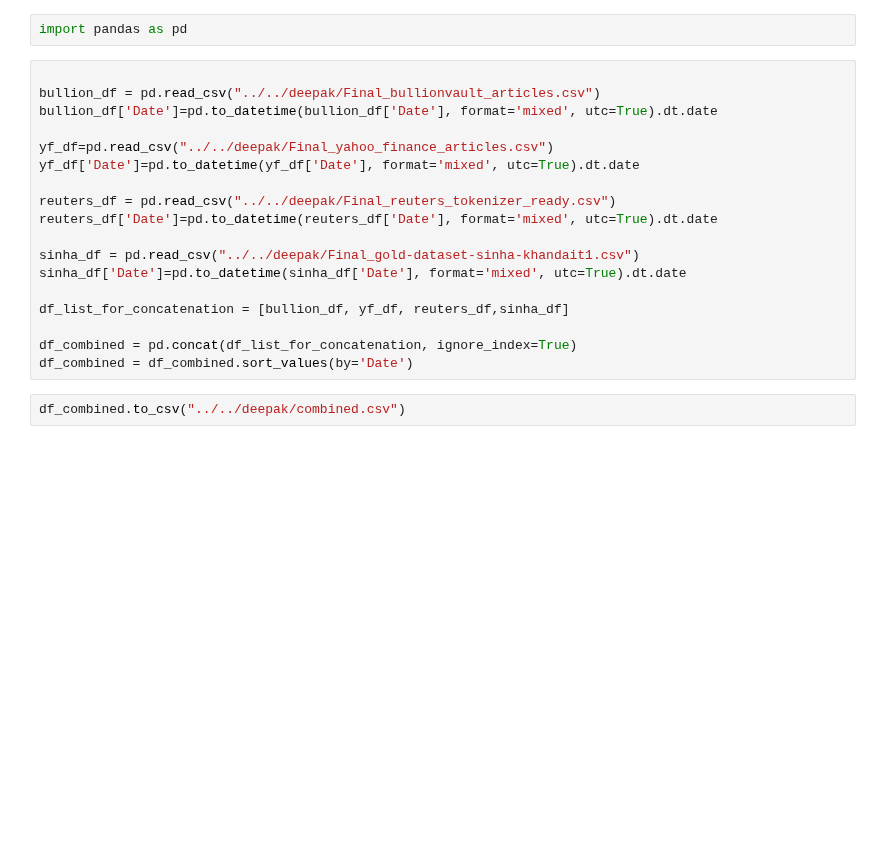
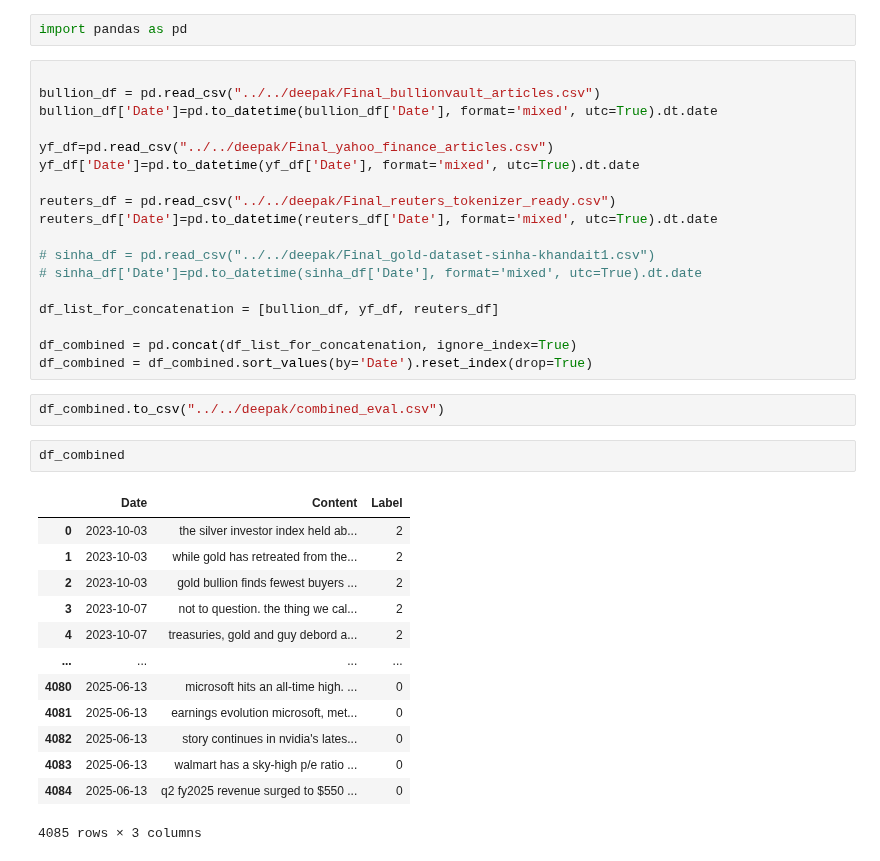
Before and after one commit to Adithya-Jayan/DL-7-25, a Jupyter notebook: Final/adithya/MainCode/Combine_text_files.ipynb, the cells around one changed output. Drawn from its saved outputs; the diff is of its cells as text; blank space fills up the shorter version.

Commit message:
Updated validation dataset. Removed the training part that was accidentally added.

```diff
--- a/Final/adithya/MainCode/Combine_text_files.ipynb
+++ b/Final/adithya/MainCode/Combine_text_files.ipynb
@@ -11,12 +11,28 @@ yf_df['Date']=pd.to_datetime(yf_df['Date'], format='mixed', utc=True).dt.date
 reuters_df = pd.read_csv("../../deepak/Final_reuters_tokenizer_ready.csv")
 reuters_df['Date']=pd.to_datetime(reuters_df['Date'], format='mixed', utc=True).dt.date
 
-sinha_df = pd.read_csv("../../deepak/Final_gold-dataset-sinha-khandait1.csv")
-sinha_df['Date']=pd.to_datetime(sinha_df['Date'], format='mixed', utc=True).dt.date
+# sinha_df = pd.read_csv("../../deepak/Final_gold-dataset-sinha-khandait1.csv")
+# sinha_df['Date']=pd.to_datetime(sinha_df['Date'], format='mixed', utc=True).dt.date
 
-df_list_for_concatenation = [bullion_df, yf_df, reuters_df,sinha_df]
+df_list_for_concatenation = [bullion_df, yf_df, reuters_df]
 
 df_combined = pd.concat(df_list_for_concatenation, ignore_index=True)
-df_combined = df_combined.sort_values(by='Date')
+df_combined = df_combined.sort_values(by='Date').reset_index(drop=True)
 # %%
-df_combined.to_csv("../../deepak/combined.csv")
+df_combined.to_csv("../../deepak/combined_eval.csv")
+# %%
+df_combined
+# %% [output]
+|  | Date | Content | Label |
+| 0 | 2023-10-03 | the silver investor index held ab... | 2 |
+| 1 | 2023-10-03 | while gold has retreated from the... | 2 |
+| 2 | 2023-10-03 | gold bullion finds fewest buyers ... | 2 |
+| 3 | 2023-10-07 | not to question. the thing we cal... | 2 |
+| 4 | 2023-10-07 | treasuries, gold and guy debord a... | 2 |
+| ... | ... | ... | ... |
+| 4080 | 2025-06-13 | microsoft hits an all-time high. ... | 0 |
+| 4081 | 2025-06-13 | earnings evolution microsoft, met... | 0 |
+| 4082 | 2025-06-13 | story continues in nvidia's lates... | 0 |
+| 4083 | 2025-06-13 | walmart has a sky-high p/e ratio ... | 0 |
+| 4084 | 2025-06-13 | q2 fy2025 revenue surged to $550 ... | 0 |
+4085 rows × 3 columns
```
Also changed, not shown: 1 other file.
